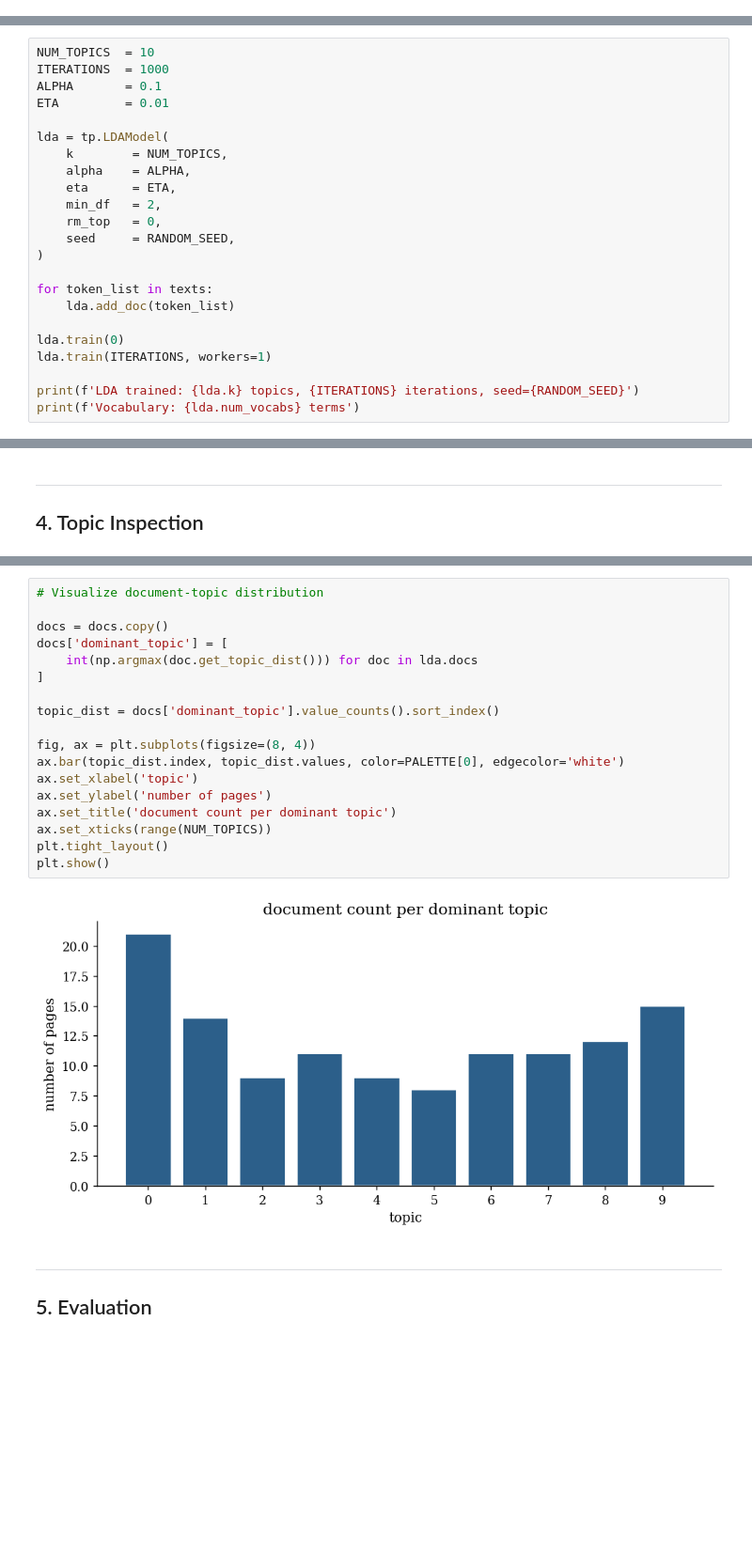
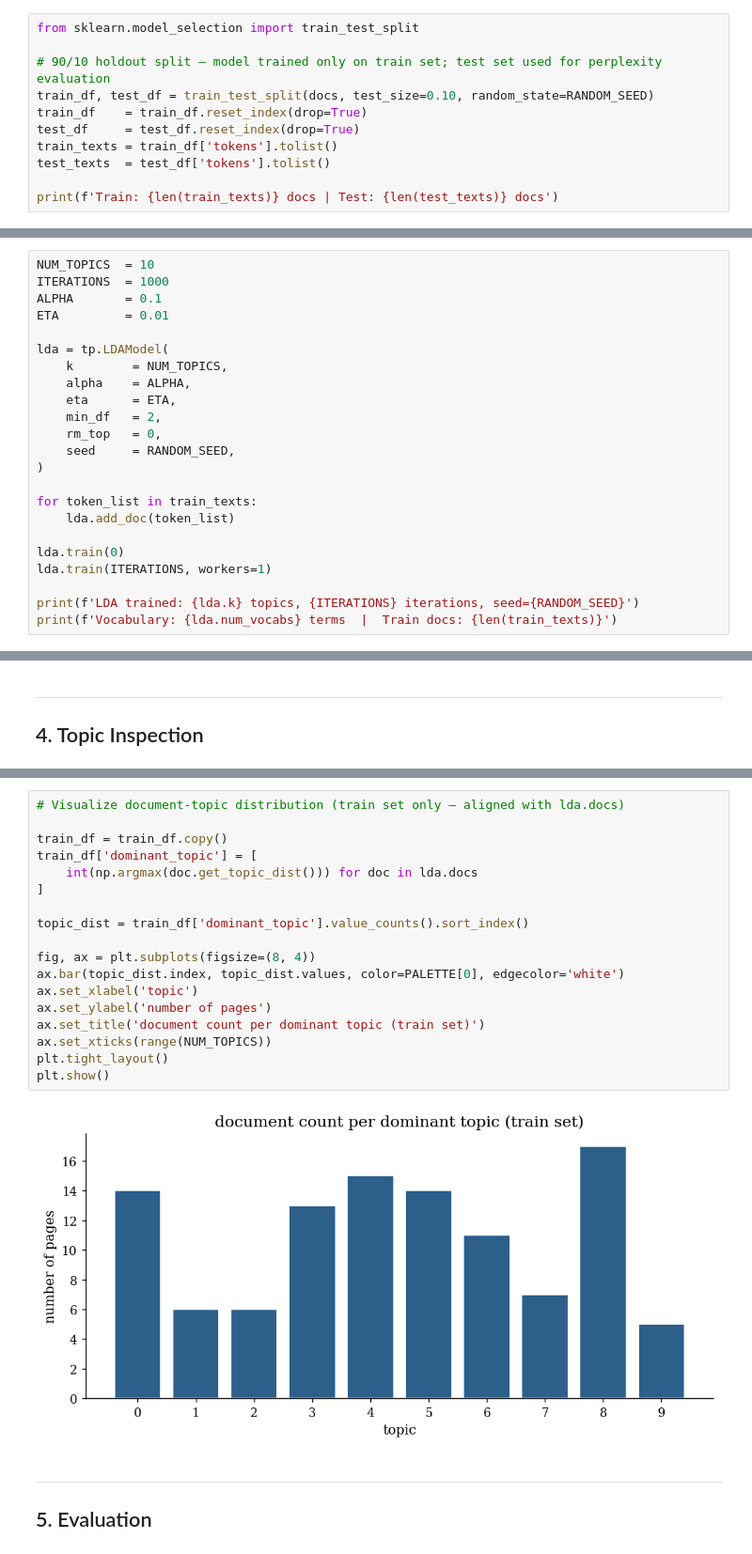
Before and after one commit to lcopolillo/MIGThesis-126735, a Jupyter notebook: src/notebooks/lda_v2.ipynb, the cells around one changed output, grey strips where cells are left out. Shown at 94% size. Drawn from its saved outputs; the diff is of its cells as text; blank space fills up the shorter version.

```diff
--- a/src/notebooks/lda_v2.ipynb
+++ b/src/notebooks/lda_v2.ipynb
@@ -88,3 +102,14 @@ print(f'tomotopy version: {tp.__version__}')
 # %% [output]
 Corpus size: 121 documents
 tomotopy version: 0.14.0
+# %%
+from sklearn.model_selection import train_test_split
+
+# 90/10 holdout split — model trained only on train set; test set used for perplexity evaluation
+train_df, test_df = train_test_split(docs, test_size=0.10, random_state=RANDOM_SEED)
+train_df    = train_df.reset_index(drop=True)
+test_df     = test_df.reset_index(drop=True)
+train_texts = train_df['tokens'].tolist()
+test_texts  = test_df['tokens'].tolist()
+
+print(f'Train: {len(train_texts)} docs | Test: {len(test_texts)} docs')
@@ -106,13 +133,13 @@ lda = tp.LDAModel(
     seed     = RANDOM_SEED,
 )
 
-for token_list in texts:
+for token_list in train_texts:
     lda.add_doc(token_list)
 
 lda.train(0)
 lda.train(ITERATIONS, workers=1)
 
 print(f'LDA trained: {lda.k} topics, {ITERATIONS} iterations, seed={RANDOM_SEED}')
-print(f'Vocabulary: {lda.num_vocabs} terms')
+print(f'Vocabulary: {lda.num_vocabs} terms  |  Train docs: {len(train_texts)}')
 # %% [output]
 LDA trained: 10 topics, 1000 iterations, seed=42
@@ -226,23 +253,23 @@ plt.show()
 # %%
-# Visualize document-topic distribution
+# Visualize document-topic distribution (train set only — aligned with lda.docs)
 
-docs = docs.copy()
-docs['dominant_topic'] = [
+train_df = train_df.copy()
+train_df['dominant_topic'] = [
     int(np.argmax(doc.get_topic_dist())) for doc in lda.docs
 ]
 
-topic_dist = docs['dominant_topic'].value_counts().sort_index()
+topic_dist = train_df['dominant_topic'].value_counts().sort_index()
 
 fig, ax = plt.subplots(figsize=(8, 4))
 ax.bar(topic_dist.index, topic_dist.values, color=PALETTE[0], edgecolor='white')
 ax.set_xlabel('topic')
 ax.set_ylabel('number of pages')
-ax.set_title('document count per dominant topic')
+ax.set_title('document count per dominant topic (train set)')
 ax.set_xticks(range(NUM_TOPICS))
 plt.tight_layout()
 plt.show()
 # %% [output]
-[figure, old version]
+[figure, new version]
 # %% [markdown]
 ---
 ## 5. Evaluation
```
Also changed, not shown: parts of 12 cells of this notebook, 4 other files.
